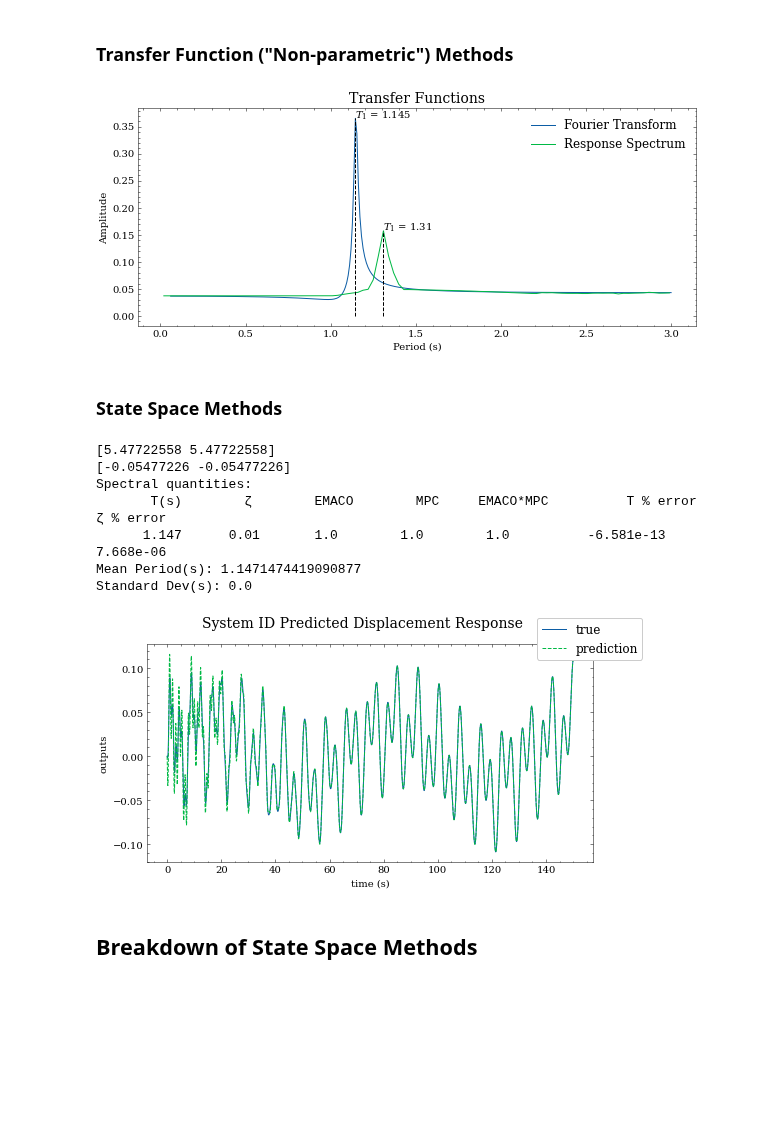
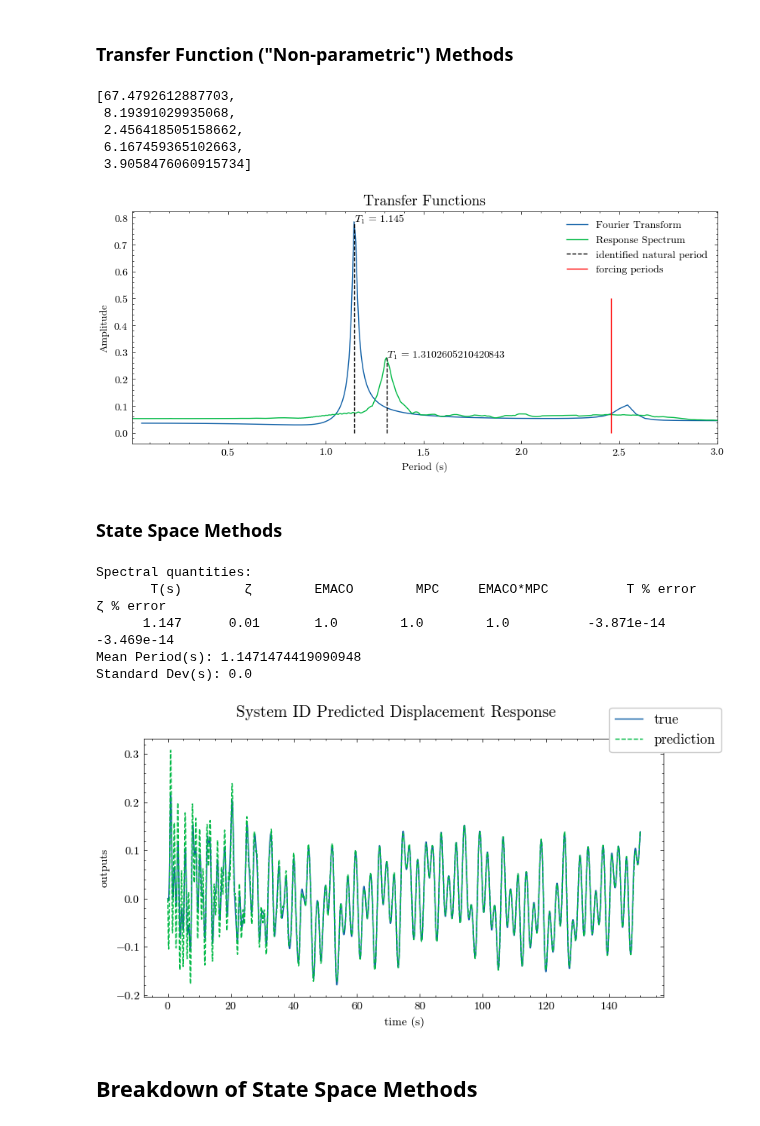
Before and after one commit to chrystalchern/mdof, a Jupyter notebook: notebooks/01_SISO_Intro.ipynb, the cells around one changed output. Saved outputs shown, nothing was run; the diff lists cells and outputs as text; code cells hidden in the pictures; blank space fills up the shorter version.

```diff
--- a/notebooks/01_SISO_Intro.ipynb
+++ b/notebooks/01_SISO_Intro.ipynb
@@ -31,7 +31,8 @@ print(f"natural period: {Tn:<3.5}s")
 print(f"damping ratio: {zeta}")
 
 # forcing frequencies (rad/s)
-omega_f = [0.017*omega_n, 0.14*omega_n, 0.3*omega_n]
+omega_f = [0.017*omega_n, 0.14*omega_n, 0.467*omega_n, 0.186*omega_n, 0.2937*omega_n]
+# omega_f = [0.017*omega_n]
 # %% [output]
 natural period: 1.1471s
 damping ratio: 0.01
@@ -45,7 +46,7 @@ f = np.sum(np.sin([omega*t for omega in omega_f]), axis=0)
 # %%
 # displacement response (analytical solution) (output)
 omega_D = omega_n*np.sqrt(1-zeta**2)
-y = np.zeros((3,nt))
+y = np.zeros((len(omega_f),nt))
 for i,omega in enumerate(omega_f):
     C3 = (1/k)*(1-(omega/omega_n)**2)/((1-(omega/omega_n)**2)**2+(2*zeta*omega/omega_n))**2
     C4 = -(2*zeta*omega/omega_n)*(1-(omega/omega_n)**2)/((1-(omega/omega_n)**2)**2+(2*zeta*omega/omega_n))**2
@@ -62,28 +63,39 @@ plot_io(inputs=f, outputs=y, t=t, title="SDOF Displacement Response to Sinusoida
 ## Perform System Identification
 # %% [markdown]
 ### Transfer Function ("Non-parametric") Methods
+# %%
+[2*np.pi/f for f in omega_f]
+# %% [output]
+[67.4792612887703,
+ 8.19391029935068,
+ 2.456418505158662,
+ 6.167459365102663,
+ 3.9058476060915734]
 # %%
 # Set parameters
 conf = Config()
 conf.damping = zeta
 conf.period_band = (0.01,3) # Period band (s)
 
 # A place to store models and their predictions
 transfer_models = {}
 
 # Generate a transfer function representation of the system
 transfer_models["Fourier Transform"] = spec.fourier_transfer(inputs=f, outputs=y, step=dt, **conf)
-transfer_models["Response Spectrum"] = spec.response_transfer(inputs=f, outputs=y, step=dt, **conf)
+transfer_models["Response Spectrum"] = spec.response_transfer(inputs=f, outputs=y, step=dt, pseudo=False, threads=8, periods=(*conf.period_band, 500), **conf)
 plot_transfer(transfer_models, title="Transfer Functions")
 
 # Determing the fundamental frequency
 fundamental_fourier = modal.spectrum_modes(*transfer_models["Fourier Transform"])
 fundamental_response = modal.spectrum_modes(*transfer_models["Response Spectrum"])
-plt.gcf().axes[0].vlines([fundamental_fourier[0], fundamental_response[0]],ymin=[0,0],ymax=[fundamental_fourier[1],fundamental_response[1]],linestyles='--',colors='k')
-plt.gcf().axes[0].text(fundamental_fourier[0],fundamental_fourier[1],r"$T_{1}$ = "+str(np.round(fundamental_fourier[0][0],3)))
-plt.gcf().axes[0].text(fundamental_response[0],fundamental_response[1],r"$T_{1}$ = "+str(fundamental_response[0][0]));
+plt.vlines([fundamental_fourier[0], fundamental_response[0]],ymin=[0,0],ymax=[fundamental_fourier[1],fundamental_response[1]],linestyles='--',colors='k',label="identified natural period")
+plt.text(fundamental_fourier[0],fundamental_fourier[1],r"$T_{1}$ = "+str(np.round(fundamental_fourier[0][0],3)))
+plt.text(fundamental_response[0],fundamental_response[1],r"$T_{1}$ = "+str(fundamental_response[0][0]))
+plt.vlines([2*np.pi/f for f in omega_f],0,0.5,color="r",label="forcing periods")
+plt.xlim(conf.period_band)
+plt.legend();
 # %% [output]
-[figure, old version]
+[figure, new version]
 # %% [markdown]
 ### State Space Methods
 # %%
@@ -93,19 +105,17 @@ A,B,C,D = ssid.system(inputs=f, outputs=y, r=2)
 ss_modes = modal.system_modes((A,B,C,D),dt)
 print_modes(ss_modes, Tn=Tn, zeta=zeta)
 # %% [output]
-[5.47722558 5.47722558]
-[-0.05477226 -0.05477226]
 Spectral quantities:
        T(s)        ζ        EMACO        MPC     EMACO*MPC          T % error    ζ % error
-      1.147      0.01       1.0        1.0        1.0          -6.581e-13    7.668e-06
-Mean Period(s): 1.1471474419090877
+      1.147      0.01       1.0        1.0        1.0          -3.871e-14    -3.469e-14
+Mean Period(s): 1.1471474419090948
 Standard Dev(s): 0.0
 # %%
 # Reproduce the response with the state space model
 y_ssid = forced_response(ss(A,B,C,D,dt), T=t, U=f, squeeze=False, return_x=False).outputs
 plot_pred(ytrue=y, models=y_ssid, t=t, title="System ID Predicted Displacement Response")
 # %% [output]
-[figure, old version]
+[figure, new version]
 # %% [markdown]
 ## Breakdown of State Space Methods
 # %% [markdown]
```
Also changed, not shown: parts of 7 cells of this notebook, 10 other files.
